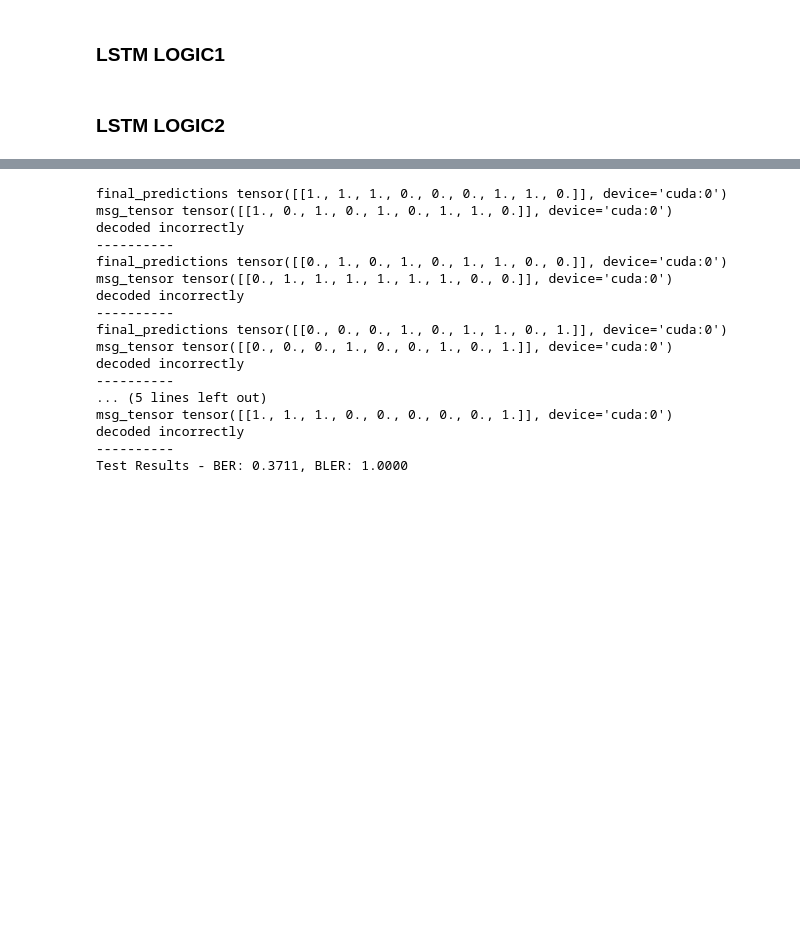
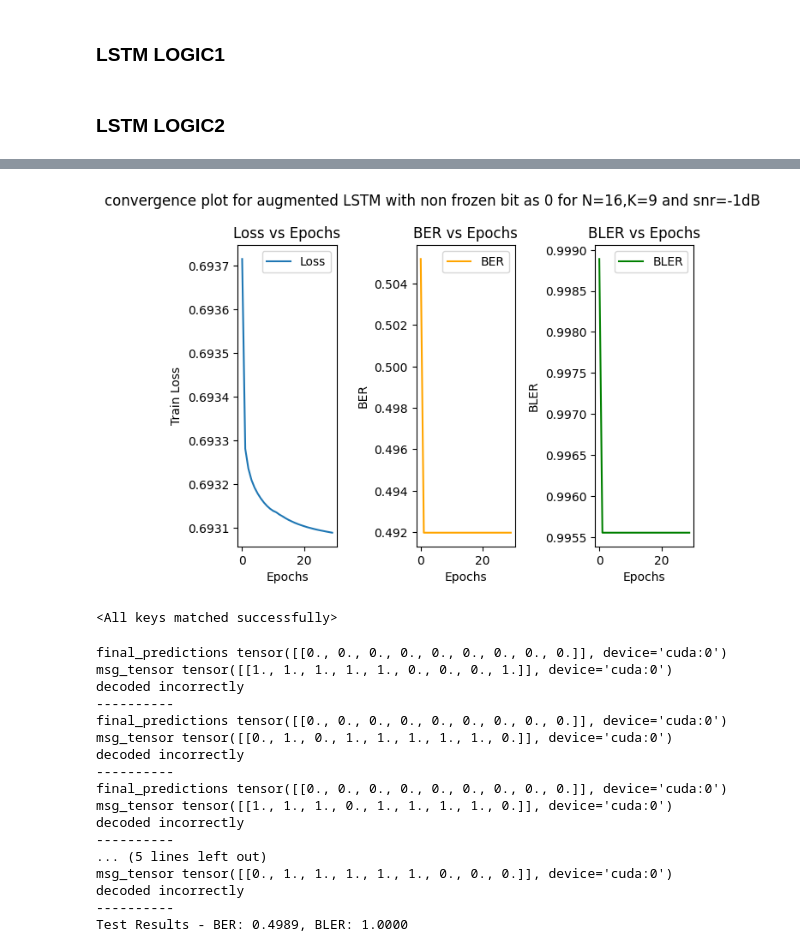
Before and after one commit to pratyush-1/PolarNet, a Jupyter notebook: polar_encoding.ipynb, the cells around one changed output, grey strips where cells are left out. Saved outputs shown, nothing was run; the diff lists cells and outputs as text; code cells hidden in the pictures; blank space fills up the shorter version.

Commit message:
reproduced the results and updated

```diff
--- a/polar_encoding.ipynb
+++ b/polar_encoding.ipynb
@@ -220,9 +227,9 @@ class ImprovedLSTMDecoder(nn.Module):
 # %%
 
 device = 'cuda'
-model = ImprovedLSTMDecoder(N=N, K=K, hidden_size=32, rs=Reliability_Sequence).to(device)
+model = LSTMDecoder2(N=N, K=K, hidden_size=64, rs=Reliability_Sequence).to(device)
 criterion = nn.BCEWithLogitsLoss()
-optimizer = torch.optim.Adam(model.parameters(), lr=3e-3)
+optimizer = torch.optim.Adam(model.parameters(), lr=3e-4)
 # %%
 def calculate_ber_bler(predictions, targets):
     """ Calculate BER and BLER using errors_ber and errors_bler functions. """
@@ -231,11 +238,13 @@ def calculate_ber_bler(predictions, targets):
     return ber, bler
 # %%
 num_epochs = 30
-batch_size = 32
 patience = 5  # Early stopping patience
 best_loss = float('inf')
 trigger_times = 0
 
+loss_values = []
+ber_values = []
+bler_values=[]
 data_len = len(df['msg_bits'][:900])
 for epoch in range(num_epochs):
     model.train()
@@ -246,12 +255,12 @@ for epoch in range(num_epochs):
         corrupted_codeword_tensor = torch.tensor(corrupted_codeword, dtype=torch.float32).to(device)
 
         optimizer.zero_grad()
-        final_predictions = model(corrupted_codeword_tensor)
+        decoded_outputs, final_predictions = model(corrupted_codeword_tensor)
         # print(final_predictions.shape)
         loss = criterion(final_predictions, msg_tensor)
 
         loss.backward()
-        torch.nn.utils.clip_grad_norm_(model.parameters(), max_norm=1.0)  # Gradient clipping
+        # torch.nn.utils.clip_grad_norm_(model.parameters(), max_norm=1.0)  # Gradient clipping
         optimizer.step()
 
         total_loss += loss.item()
@@ -264,10 +273,18 @@ for epoch in range(num_epochs):
     avg_ber = total_ber / data_len
     avg_bler = total_bler / data_len
 
+    loss_values.append(avg_loss)
+    ber_values.append(avg_ber)
+    bler_values.append(avg_bler)
+
     # Early stopping check
     if avg_loss < best_loss:
         best_loss = avg_loss
         trigger_times = 0
+
+        ckpt_path = rf'weights\N_{N}_K_{K}_SNR_{snr}_logic2_nonfrozen_0'
+        os.makedirs(ckpt_path,exist_ok=True)
+        torch.save(model.state_dict(), os.path.join(ckpt_path,f'epoch_{epoch}.pth'))
     else:
         trigger_times += 1
         if trigger_times >= patience:
@@ -293,15 +310,52 @@ Epoch 30/30, Loss: 0.2942, BER: 0.1165, BLER: 0.5889
 Training complete.
+# %%
+plt.suptitle('convergence plot for augmented LSTM with non frozen bit as 0 for N=16,K=9 and snr=-1dB')
+# Plot Loss vs Epochs
+plt.subplot(1, 3, 1)
+plt.plot(loss_values, label='Loss')
+plt.title('Loss vs Epochs')
+plt.xlabel('Epochs')
+plt.ylabel('Train Loss')
+plt.legend()
+
+# Plot BER vs Epochs
+plt.subplot(1, 3, 2)
+plt.plot(ber_values, label='BER', color='orange')
+plt.title('BER vs Epochs')
+plt.xlabel('Epochs')
+plt.ylabel('BER')
+plt.legend()
+
+# Plot BLER vs Epochs
+
+
+plt.subplot(1, 3, 3)
+plt.plot(bler_values, label='BLER', color='green')
+plt.title('BLER vs Epochs')
+plt.xlabel('Epochs')
+plt.ylabel('BLER')
+plt.legend()
+
+plt.tight_layout()
+plt.show()
+# %% [output]
+[figure, added]
+# %%
+model.load_state_dict(torch.load(r'C:\Users\pratyush\Desktop\FYP\PolarNet\weights\N_16_K_9_SNR_-1_logic1_nonfrozen_-1\epoch_29.pth'),strict=True)
+# %% [output]
+<All keys matched successfully>
 # %%
 ber_total,bler_total = 0,0
 test_loader = df['msg_bits'][900:]
 count = 0
 with torch.no_grad():
+    model.eval()
     for msg_bits, corrupted_codeword in zip(df['msg_bits'][900:], df['corrupted_codeword'][900:]):
         count += 1
         msg_tensor = torch.tensor(msg_bits, dtype=torch.float32).to(device)
         corrupted_codeword_tensor = torch.tensor(corrupted_codeword, dtype=torch.float32).to(device)
 
-        final_predictions = model(corrupted_codeword_tensor)
+        _,final_predictions = model(corrupted_codeword_tensor)
         if (count%20==0):
             print(f'final_predictions {(final_predictions>=0).float()}')
             print(f'msg_tensor {msg_tensor}')
@@ -317,20 +371,20 @@ with torch.no_grad():
     avg_bler = bler_total / len(test_loader)
     print(f"Test Results - BER: {avg_ber:.4f}, BLER: {avg_bler:.4f}")
 # %% [output]
-final_predictions tensor([[1., 1., 1., 0., 0., 0., 1., 1., 0.]], device='cuda:0')
-msg_tensor tensor([[1., 0., 1., 0., 1., 0., 1., 1., 0.]], device='cuda:0')
+final_predictions tensor([[0., 0., 0., 0., 0., 0., 0., 0., 0.]], device='cuda:0')
+msg_tensor tensor([[1., 1., 1., 1., 1., 0., 0., 0., 1.]], device='cuda:0')
 decoded incorrectly
 ----------
-final_predictions tensor([[0., 1., 0., 1., 0., 1., 1., 0., 0.]], device='cuda:0')
-msg_tensor tensor([[0., 1., 1., 1., 1., 1., 1., 0., 0.]], device='cuda:0')
+final_predictions tensor([[0., 0., 0., 0., 0., 0., 0., 0., 0.]], device='cuda:0')
+msg_tensor tensor([[0., 1., 0., 1., 1., 1., 1., 1., 0.]], device='cuda:0')
 decoded incorrectly
 ----------
-final_predictions tensor([[0., 0., 0., 1., 0., 1., 1., 0., 1.]], device='cuda:0')
-msg_tensor tensor([[0., 0., 0., 1., 0., 0., 1., 0., 1.]], device='cuda:0')
+final_predictions tensor([[0., 0., 0., 0., 0., 0., 0., 0., 0.]], device='cuda:0')
+msg_tensor tensor([[1., 1., 1., 0., 1., 1., 1., 1., 0.]], device='cuda:0')
 decoded incorrectly
 ----------
 ... (5 lines left out)
-msg_tensor tensor([[1., 1., 1., 0., 0., 0., 0., 0., 1.]], device='cuda:0')
+msg_tensor tensor([[0., 1., 1., 1., 1., 1., 0., 0., 0.]], device='cuda:0')
 decoded incorrectly
 ----------
-Test Results - BER: 0.3711, BLER: 1.0000
+Test Results - BER: 0.4989, BLER: 1.0000
```
Also changed, not shown: parts of 11 cells of this notebook.
